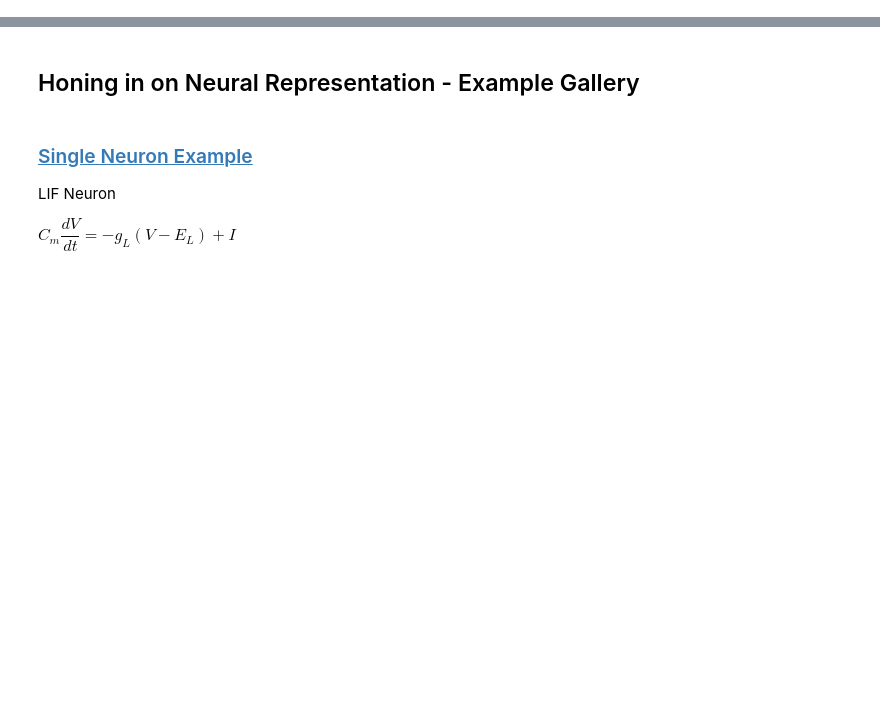
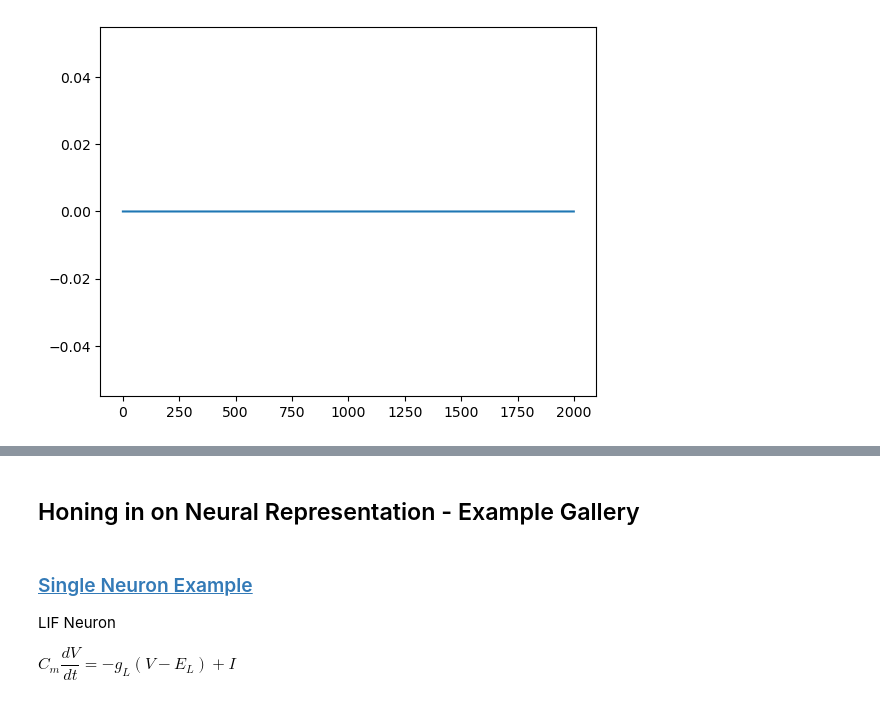
Before and after one commit to SammyAgrawal/CompBrainLoihi, a Jupyter notebook: Nengo_Tutorial.ipynb, the cells around one changed output, grey strips where cells are left out. Saved outputs shown, nothing was run; the diff lists cells and outputs as text; code cells hidden in the pictures; blank space fills up the shorter version.

```diff
--- a/Nengo_Tutorial.ipynb
+++ b/Nengo_Tutorial.ipynb
@@ -63,0 +88,7 @@ plt.plot(sim.data[probe][-10:,0])
+# %%
+sim.data[neur_probe] # T x N
+
+plt.plot(sim.data[neur_probe][:, 19])
+plt.show()
+# %% [output]
+[figure, added]
```
Also changed, not shown: parts of 26 cells of this notebook, 4 other files.
